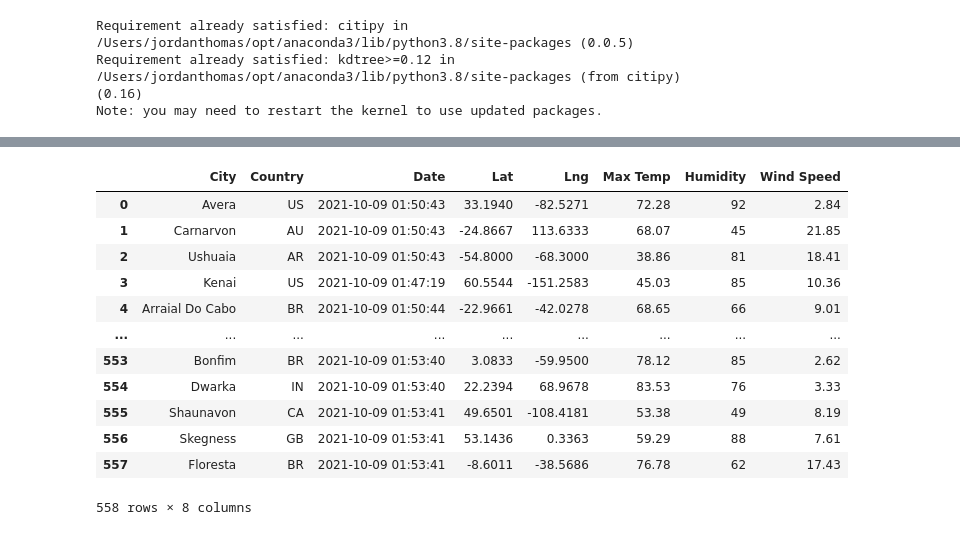
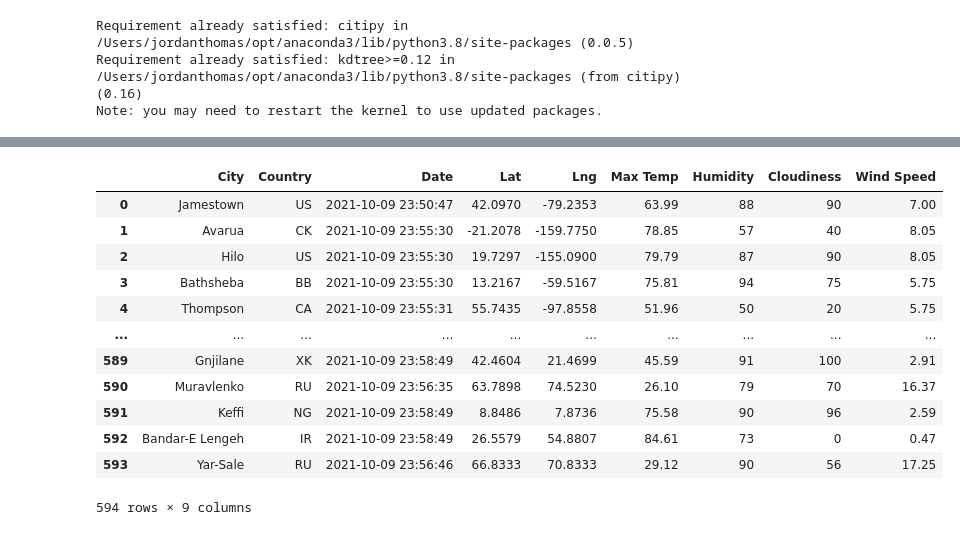
Before and after one commit to Jthomas856/World_Weather_Analysis, a Jupyter notebook: WeatherPy.ipynb, the cells around one changed output, grey strips where cells are left out. Cells and saved outputs as stored; diff of their text form; code cells hidden in the pictures.

```diff
--- a/WeatherPy.ipynb
+++ b/WeatherPy.ipynb
@@ -146,21 +146,21 @@ city_data_df.head(10)
 # %%
-new_column_order = ["City", "Country", "Date", "Lat", "Lng", "Max Temp", "Humidity", "Wind Speed"]
+new_column_order = ["City", "Country", "Date", "Lat", "Lng", "Max Temp", "Humidity", "Cloudiness", "Wind Speed"]
 city_data_df = city_data_df[new_column_order]
 city_data_df
 # %% [output]
-|  | City | Country | Date | Lat | Lng | Max Temp | Humidity | Wind Speed |
-| 0 | Avera | US | 2021-10-09 01:50:43 | 33.1940 | -82.5271 | 72.28 | 92 | 2.84 |
-| 1 | Carnarvon | AU | 2021-10-09 01:50:43 | -24.8667 | 113.6333 | 68.07 | 45 | 21.85 |
-| 2 | Ushuaia | AR | 2021-10-09 01:50:43 | -54.8000 | -68.3000 | 38.86 | 81 | 18.41 |
-| 3 | Kenai | US | 2021-10-09 01:47:19 | 60.5544 | -151.2583 | 45.03 | 85 | 10.36 |
-| 4 | Arraial Do Cabo | BR | 2021-10-09 01:50:44 | -22.9661 | -42.0278 | 68.65 | 66 | 9.01 |
-| ... | ... | ... | ... | ... | ... | ... | ... | ... |
-| 553 | Bonfim | BR | 2021-10-09 01:53:40 | 3.0833 | -59.9500 | 78.12 | 85 | 2.62 |
-| 554 | Dwarka | IN | 2021-10-09 01:53:40 | 22.2394 | 68.9678 | 83.53 | 76 | 3.33 |
-| 555 | Shaunavon | CA | 2021-10-09 01:53:41 | 49.6501 | -108.4181 | 53.38 | 49 | 8.19 |
-| 556 | Skegness | GB | 2021-10-09 01:53:41 | 53.1436 | 0.3363 | 59.29 | 88 | 7.61 |
-| 557 | Floresta | BR | 2021-10-09 01:53:41 | -8.6011 | -38.5686 | 76.78 | 62 | 17.43 |
+|  | City | Country | Date | Lat | Lng | Max Temp | Humidity | Cloudiness | Wind Speed |
+| 0 | Jamestown | US | 2021-10-09 23:50:47 | 42.0970 | -79.2353 | 63.99 | 88 | 90 | 7.00 |
+| 1 | Avarua | CK | 2021-10-09 23:55:30 | -21.2078 | -159.7750 | 78.85 | 57 | 40 | 8.05 |
+| 2 | Hilo | US | 2021-10-09 23:55:30 | 19.7297 | -155.0900 | 79.79 | 87 | 90 | 8.05 |
+| 3 | Bathsheba | BB | 2021-10-09 23:55:30 | 13.2167 | -59.5167 | 75.81 | 94 | 75 | 5.75 |
+| 4 | Thompson | CA | 2021-10-09 23:55:31 | 55.7435 | -97.8558 | 51.96 | 50 | 20 | 5.75 |
+| ... | ... | ... | ... | ... | ... | ... | ... | ... | ... |
+| 589 | Gnjilane | XK | 2021-10-09 23:58:49 | 42.4604 | 21.4699 | 45.59 | 91 | 100 | 2.91 |
+| 590 | Muravlenko | RU | 2021-10-09 23:56:35 | 63.7898 | 74.5230 | 26.10 | 79 | 70 | 16.37 |
+| 591 | Keffi | NG | 2021-10-09 23:58:49 | 8.8486 | 7.8736 | 75.58 | 90 | 96 | 2.59 |
+| 592 | Bandar-E Lengeh | IR | 2021-10-09 23:58:49 | 26.5579 | 54.8807 | 84.61 | 73 | 0 | 0.47 |
+| 593 | Yar-Sale | RU | 2021-10-09 23:56:46 | 66.8333 | 70.8333 | 29.12 | 90 | 56 | 17.25 |
-558 rows × 8 columns
+594 rows × 9 columns
 # %%
 # Create the output file (CSV).
 output_data_file = "weather_data/cities.csv"
```
Also changed, not shown: parts of 9 cells of this notebook, 5 other files.
